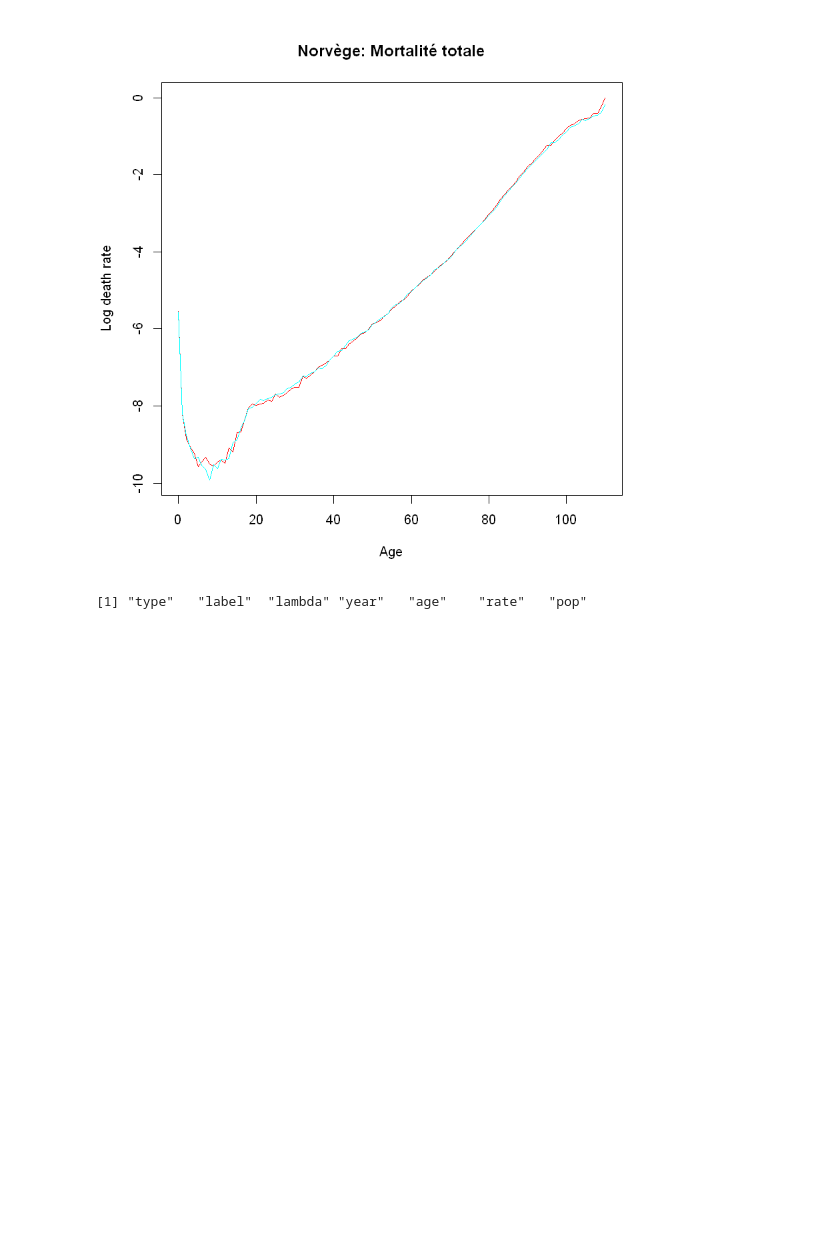
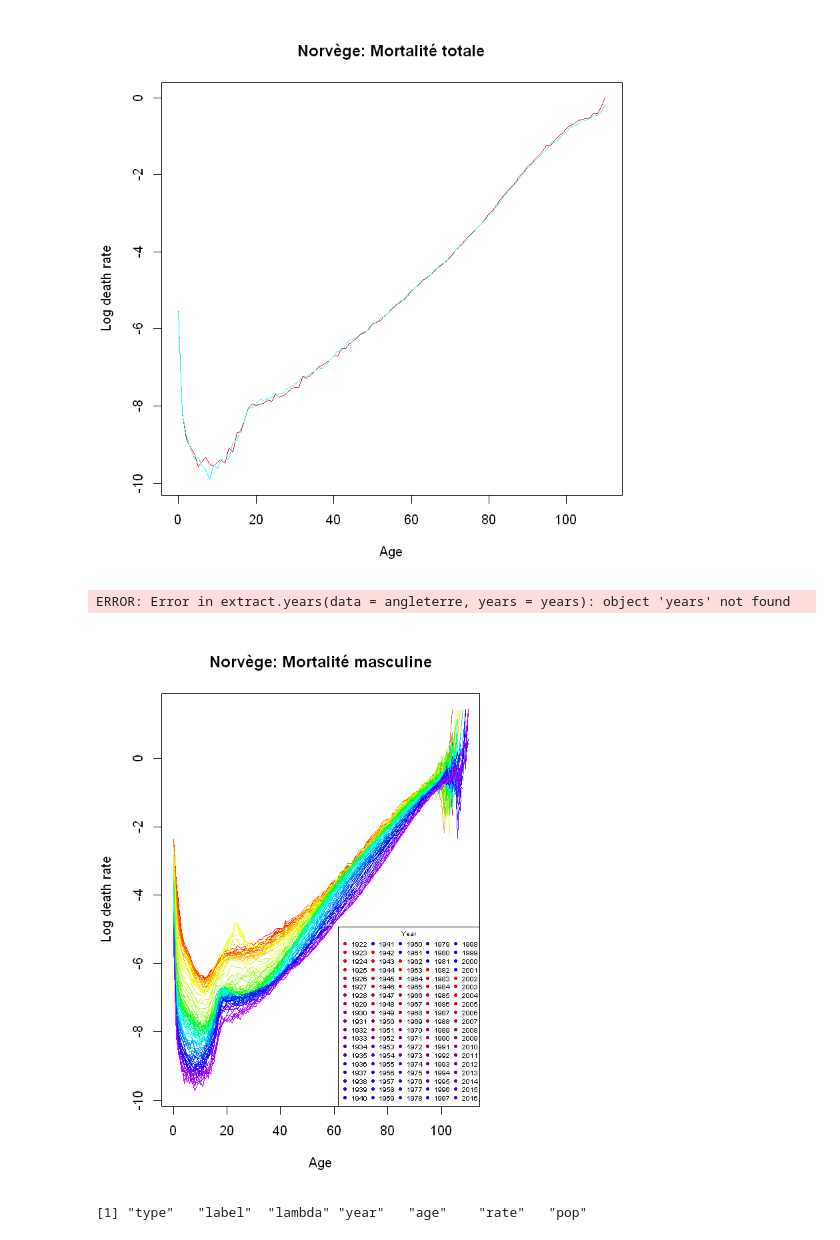
Before and after one commit to aminehamza12/Projet-Actuariat, a Jupyter notebook: Introduction.ipynb, the cells around one changed output. Saved outputs shown, nothing was run; the diff lists cells and outputs as text; code cells hidden in the pictures; blank space fills up the shorter version.

```diff
--- a/Introduction.ipynb
+++ b/Introduction.ipynb
@@ -36,6 +28,24 @@ plot(x=angleterre,series=names(angleterre$rate)[3],
                ,plot.type="functions", main="Norvège: Mortalité totale")
 # %% [output]
 [figure]
+# %%
+an.mort_age = extract.ages(data = angleterre, ages=angleterre$age)
+an.mort_age_yr = extract.years(data = angleterre, years = angleterre$year)
+# %% [output]
+ERROR: Error in extract.years(data = angleterre, years = years): object 'years' not found
+# %%
+par(mar=c(5.1, 4.1, 4.1, 11), xpd=TRUE)
+colfunc <- colorRampPalette(c("red", "blue"))
+plot(x=angleterre,series=names(angleterre$rate)[2],
+               ages=angleterre$age, years=angleterre$year,
+               max.age=max(angleterre$age)
+               ,plot.type="functions", main="Norvège: Mortalité masculine")
+
+legend(legend=unique(angleterre$year),
+       col=colfunc(20), ncol=5, pch=19,
+       title="Year", cex=0.5, "bottomright")
+# %% [output]
+[figure, added]
 # %%
 angleterre <- read.demogdata(file="Mx_1x1.txt", popfile="Exposures_1x1.txt",
                        type="mortality", label="United Kingdom")
```
Also changed, not shown: parts of 39 cells of this notebook, 23 other files.
